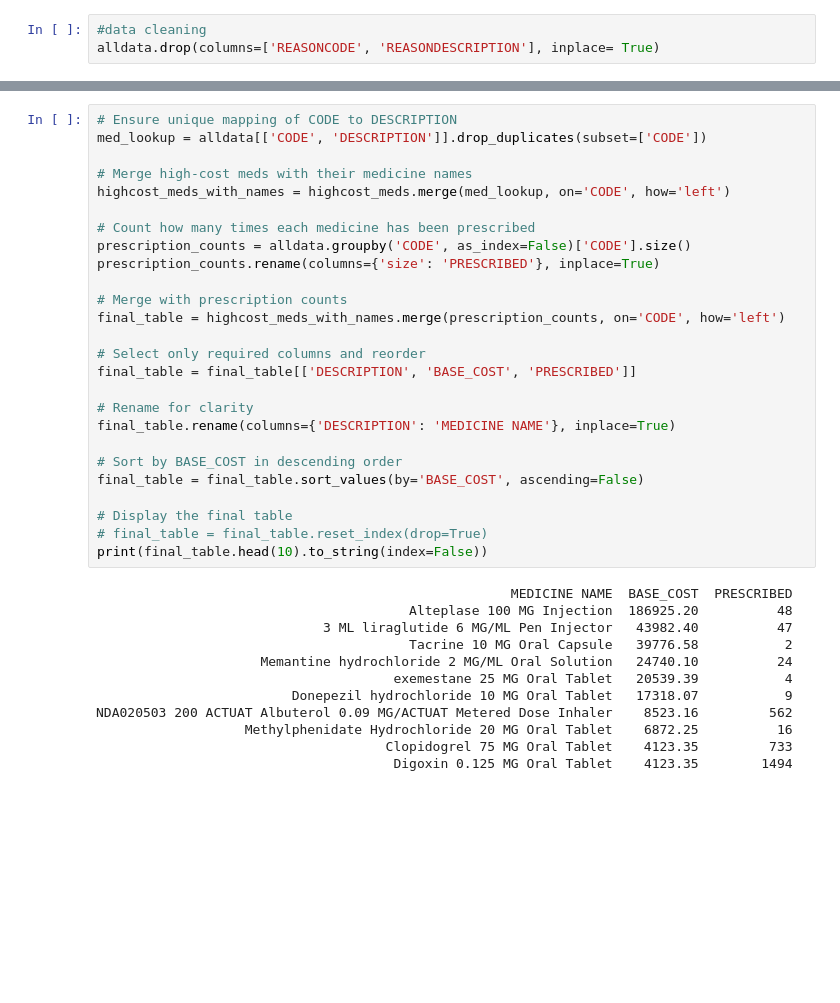
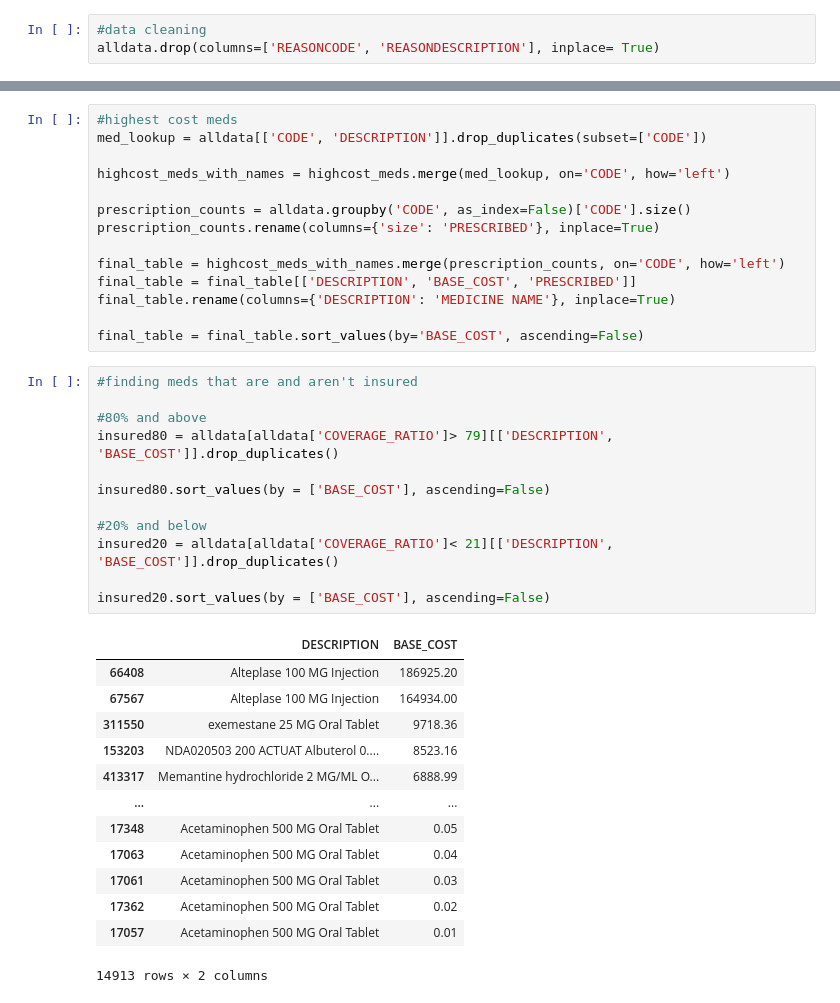
Before and after one commit to macdeath-AA/Patient-Health-Journey, a Jupyter notebook: analysis.ipynb, the cells around one changed output, grey strips where cells are left out. Cells and saved outputs as stored; diff of their text form; blank space fills up the shorter version.

```diff
--- a/analysis.ipynb
+++ b/analysis.ipynb
@@ -72,38 +44,40 @@ Memantine hydrochloride 2 MG/ML Oral Solution    5895.88          24
 # %%
-# Ensure unique mapping of CODE to DESCRIPTION
+#highest cost meds
 med_lookup = alldata[['CODE', 'DESCRIPTION']].drop_duplicates(subset=['CODE'])
 
-# Merge high-cost meds with their medicine names
 highcost_meds_with_names = highcost_meds.merge(med_lookup, on='CODE', how='left')
 
-# Count how many times each medicine has been prescribed
 prescription_counts = alldata.groupby('CODE', as_index=False)['CODE'].size()
 prescription_counts.rename(columns={'size': 'PRESCRIBED'}, inplace=True)
 
-# Merge with prescription counts
 final_table = highcost_meds_with_names.merge(prescription_counts, on='CODE', how='left')
-
-# Select only required columns and reorder
 final_table = final_table[['DESCRIPTION', 'BASE_COST', 'PRESCRIBED']]
-
-# Rename for clarity
 final_table.rename(columns={'DESCRIPTION': 'MEDICINE NAME'}, inplace=True)
 
-# Sort by BASE_COST in descending order
 final_table = final_table.sort_values(by='BASE_COST', ascending=False)
-
-# Display the final table
-# final_table = final_table.reset_index(drop=True)
-print(final_table.head(10).to_string(index=False))
-# %% [output]
-                                                     MEDICINE NAME  BASE_COST  PRESCRIBED
-                                        Alteplase 100 MG Injection  186925.20          48
-                             3 ML liraglutide 6 MG/ML Pen Injector   43982.40          47
-                                        Tacrine 10 MG Oral Capsule   39776.58           2
-                     Memantine hydrochloride 2 MG/ML Oral Solution   24740.10          24
-                                      exemestane 25 MG Oral Tablet   20539.39           4
-                         Donepezil hydrochloride 10 MG Oral Tablet   17318.07           9
-NDA020503 200 ACTUAT Albuterol 0.09 MG/ACTUAT Metered Dose Inhaler    8523.16         562
-                   Methylphenidate Hydrochloride 20 MG Oral Tablet    6872.25          16
-                                     Clopidogrel 75 MG Oral Tablet    4123.35         733
-                                      Digoxin 0.125 MG Oral Tablet    4123.35        1494
+# %%
+#finding meds that are and aren't insured
+
+#80% and above
+insured80 = alldata[alldata['COVERAGE_RATIO']> 79][['DESCRIPTION', 'BASE_COST']].drop_duplicates()
+
+insured80.sort_values(by = ['BASE_COST'], ascending=False)
+
+#20% and below
+insured20 = alldata[alldata['COVERAGE_RATIO']< 21][['DESCRIPTION', 'BASE_COST']].drop_duplicates()
+
+insured20.sort_values(by = ['BASE_COST'], ascending=False)
+# %% [output]
+|  | DESCRIPTION | BASE_COST |
+| 66408 | Alteplase 100 MG Injection | 186925.20 |
+| 67567 | Alteplase 100 MG Injection | 164934.00 |
+| 311550 | exemestane 25 MG Oral Tablet | 9718.36 |
+| 153203 | NDA020503 200 ACTUAT Albuterol 0.... | 8523.16 |
+| 413317 | Memantine hydrochloride 2 MG/ML O... | 6888.99 |
+| ... | ... | ... |
+| 17348 | Acetaminophen 500 MG Oral Tablet | 0.05 |
+| 17063 | Acetaminophen 500 MG Oral Tablet | 0.04 |
+| 17061 | Acetaminophen 500 MG Oral Tablet | 0.03 |
+| 17362 | Acetaminophen 500 MG Oral Tablet | 0.02 |
+| 17057 | Acetaminophen 500 MG Oral Tablet | 0.01 |
+14913 rows × 2 columns
```
Also changed, not shown: parts of 6 cells of this notebook.
